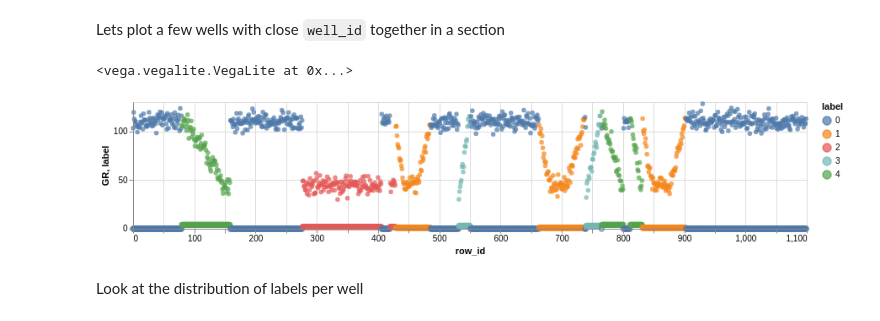
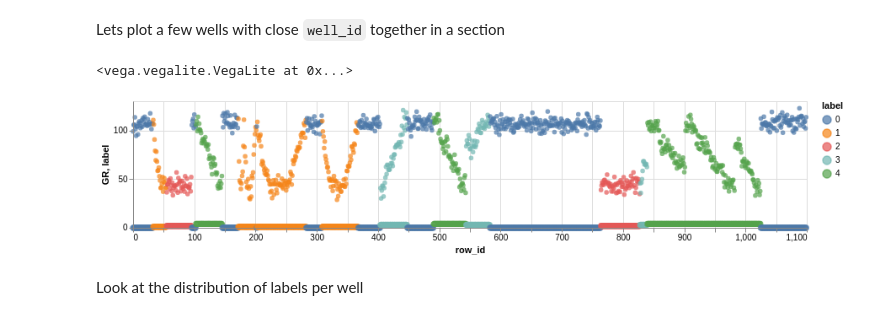
Before and after one commit to AntonBiryukovUofC/gamma_log_classification, a Jupyter notebook: notebooks/eda.ipynb, the cells around one changed output. Cells and saved outputs as stored; diff of their text form; code cells hidden in the pictures.

```diff
--- a/notebooks/eda.ipynb
+++ b/notebooks/eda.ipynb
@@ -37,14 +37,14 @@ dtype: float64
 # %% [markdown]
 Lets plot a few wells with close `well_id` together in a section
 # %%
-well_ids = df_train['well_id'].unique()[119]
+well_ids = df_train['well_id'].unique()[0]
 df_sub = df_train[df_train['well_id'] == well_ids]
 ch_gr = alt.Chart(df_sub,height=150,width=800).encode(x='row_id',y='GR',order='row_id',color='label:N').mark_point(size=30,filled=True)
 ch_lab = alt.Chart(df_sub,height=150,width=800).encode(x='row_id',y='label',order='row_id',color='label:N').mark_point()
 ch_gr + ch_lab
 # %% [output]
 <vega.vegalite.VegaLite at 0x...>
-[figure, old version]
+[figure, new version]
 # %% [markdown]
 Look at the distribution of labels per well
 # %%
```
Also changed, not shown: 4 other files.
